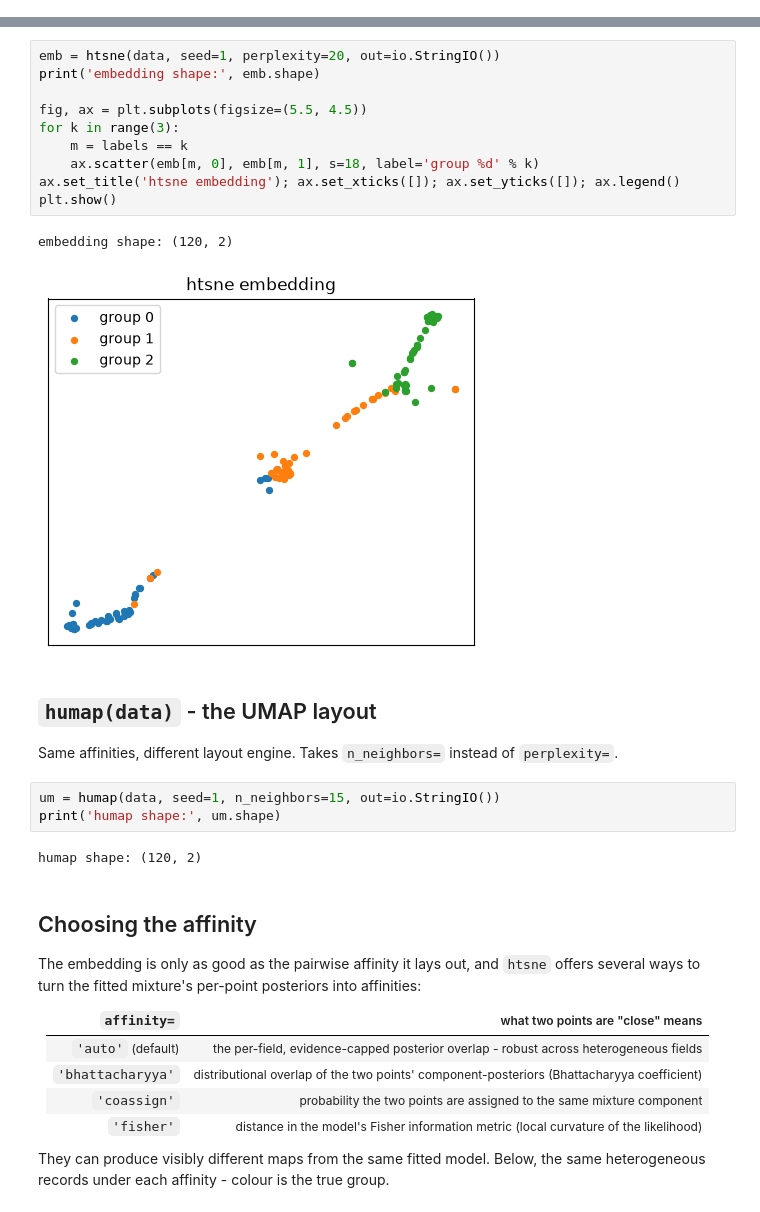
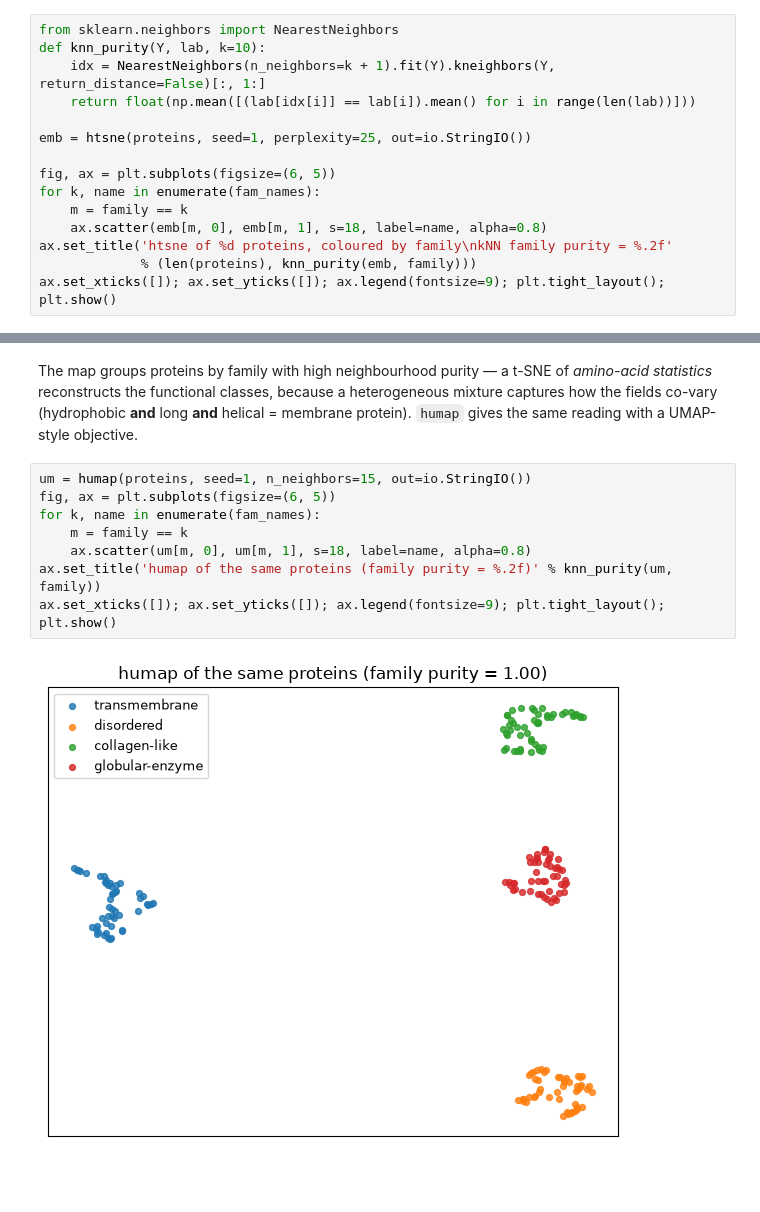
Before and after one commit to gmboquet/mixle-notebooks, a Jupyter notebook: notebooks/tutorials/embedding_with_htsne.ipynb, the cells around one changed output, grey strips where cells are left out. Cells and saved outputs as stored; diff of their text form; blank space fills up the shorter version.

```diff
--- a/notebooks/tutorials/embedding_with_htsne.ipynb
+++ b/notebooks/tutorials/embedding_with_htsne.ipynb
@@ -38,0 +79,15 @@ Pass the raw heterogeneous records. `htsne` fits the model, computes affinities,
+# %%
+from sklearn.neighbors import NearestNeighbors
+def knn_purity(Y, lab, k=10):
+    idx = NearestNeighbors(n_neighbors=k + 1).fit(Y).kneighbors(Y, return_distance=False)[:, 1:]
+    return float(np.mean([(lab[idx[i]] == lab[i]).mean() for i in range(len(lab))]))
+
+emb = htsne(proteins, seed=1, perplexity=25, out=io.StringIO())
+
+fig, ax = plt.subplots(figsize=(6, 5))
+for k, name in enumerate(fam_names):
+    m = family == k
+    ax.scatter(emb[m, 0], emb[m, 1], s=18, label=name, alpha=0.8)
+ax.set_title('htsne of %d proteins, coloured by family\nkNN family purity = %.2f'
+             % (len(proteins), knn_purity(emb, family)))
+ax.set_xticks([]); ax.set_yticks([]); ax.legend(fontsize=9); plt.tight_layout(); plt.show()
@@ -39,35 +96,15 @@ Pass the raw heterogeneous records. `htsne` fits the model, computes affinities,
+# %% [markdown]
+The map groups proteins by family with high neighbourhood purity — a t-SNE of *amino-acid statistics*
+reconstructs the functional classes, because a heterogeneous mixture captures how the fields co-vary
+(hydrophobic **and** long **and** helical = membrane protein). `humap` gives the same reading with a
+UMAP-style objective.
 # %%
-emb = htsne(data, seed=1, perplexity=20, out=io.StringIO())
-print('embedding shape:', emb.shape)
-
-fig, ax = plt.subplots(figsize=(5.5, 4.5))
-for k in range(3):
-    m = labels == k
-    ax.scatter(emb[m, 0], emb[m, 1], s=18, label='group %d' % k)
-ax.set_title('htsne embedding'); ax.set_xticks([]); ax.set_yticks([]); ax.legend()
-plt.show()
+um = humap(proteins, seed=1, n_neighbors=15, out=io.StringIO())
+fig, ax = plt.subplots(figsize=(6, 5))
+for k, name in enumerate(fam_names):
+    m = family == k
+    ax.scatter(um[m, 0], um[m, 1], s=18, label=name, alpha=0.8)
+ax.set_title('humap of the same proteins (family purity = %.2f)' % knn_purity(um, family))
+ax.set_xticks([]); ax.set_yticks([]); ax.legend(fontsize=9); plt.tight_layout(); plt.show()
 # %% [output]
-embedding shape: (120, 2)
-[figure, old version]
+[figure, new version]
-# %% [markdown]
-## `humap(data)` - the UMAP layout
-
-Same affinities, different layout engine. Takes `n_neighbors=` instead of `perplexity=`.
-# %%
-um = humap(data, seed=1, n_neighbors=15, out=io.StringIO())
-print('humap shape:', um.shape)
-# %% [output]
-humap shape: (120, 2)
-# %% [markdown]
-## Choosing the affinity
-
-The embedding is only as good as the pairwise affinity it lays out, and `htsne` offers several ways to turn the fitted mixture's per-point posteriors into affinities:
-
-| `affinity=` | what two points are "close" means |
-|---|---|
-| `'auto'` (default) | the per-field, evidence-capped posterior overlap - robust across heterogeneous fields |
-| `'bhattacharyya'` | distributional overlap of the two points' component-posteriors (Bhattacharyya coefficient) |
-| `'coassign'` | probability the two points are assigned to the same mixture component |
-| `'fisher'` | distance in the model's Fisher information metric (local curvature of the likelihood) |
-
-They can produce visibly different maps from the same fitted model. Below, the same heterogeneous records under each affinity - colour is the true group.
```
Also changed, not shown: parts of 21 cells of this notebook, 1 other file.
